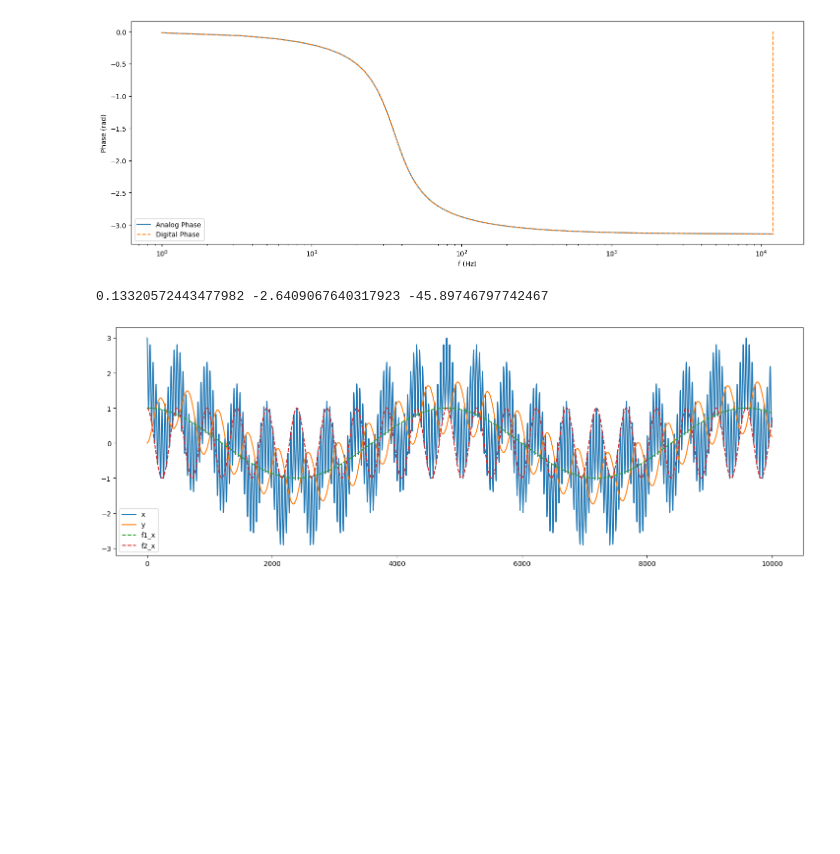
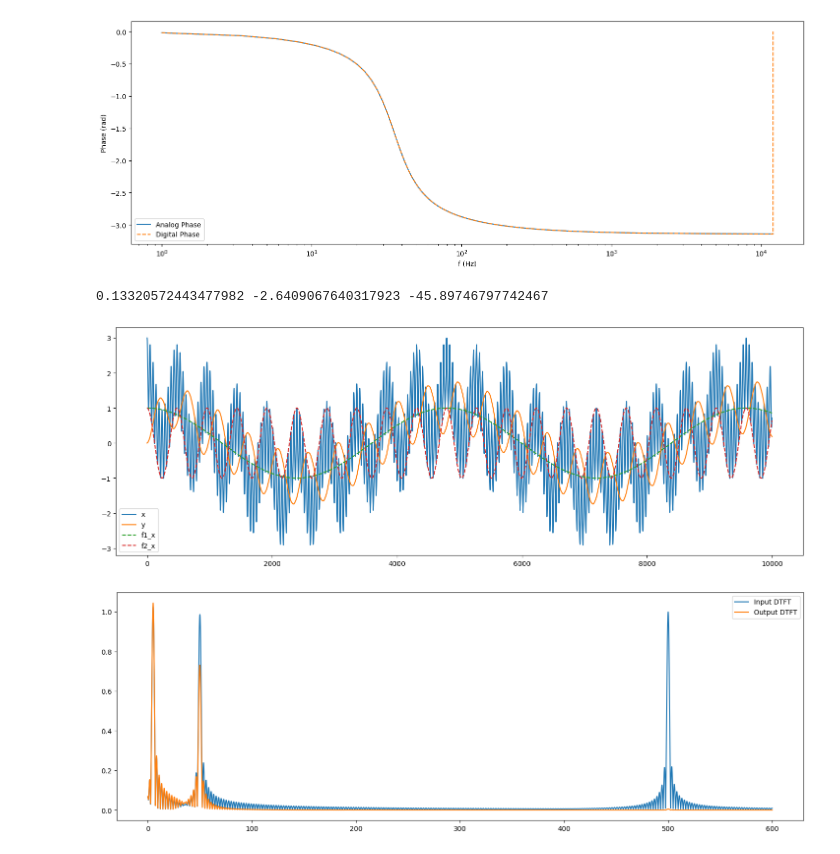
Before and after one commit to julyfun/dsp-lab3, a Jupyter notebook: t3.ipynb, the cells around one changed output. Saved outputs shown, nothing was run; the diff lists cells and outputs as text; code cells hidden in the pictures; blank space fills up the shorter version.

```diff
--- a/t3.ipynb
+++ b/t3.ipynb
@@ -191,36 +191,56 @@ print(cut_off_frequency)
 [figure]
 [figure]
 # %%
-# [t3.d]
+# [3.d]
 # 模拟角频率转数字角频率
 f1, f2, f3 = 5, 50, 500
 def attenuate(f):
     return db(hz_w(2 * np.pi * f, 2 * np.pi * f_s, bz, az))
 
 print(attenuate(f1), attenuate(f2), attenuate(f3))
 
 def x(n):
     return np.cos(2 * np.pi * f1 * n / f_s) + np.cos(2 * np.pi * f2 * n / f_s) + np.cos(2 * np.pi * f3 * n / f_s)
 
 def f1_x(n):
     return np.cos(2 * np.pi * f1 * n / f_s)
 
 def f2_x(n):
     return np.cos(2 * np.pi * f2 * n / f_s)
 
 # 原来 T = 1 / fs。在数字输入中，T = 1，故角频率放缓 fs 倍
 ns = np.arange(10000)
 xs = x(ns)
 ys = filter(bz, az, xs, len(ns))[1]
 f1_xs = f1_x(ns)
 f2_xs = f2_x(ns)
 fig = plt.figure(figsize=(18, 6))
 plt.plot(ns, xs, label='x')
 plt.plot(ns, ys, label='y')
 plt.plot(ns, f1_xs, '--', label='f1_x')
 plt.plot(ns, f2_xs, '--', label='f2_x')
 plt.legend()
 fig.show()
+
+fig = plt.figure(figsize=(18, 6))
+
+def dtft(ns, xs, ws=np.linspace(-np.pi, np.pi, SAMPLE_N)):
+    cap_xs = np.zeros(len(ws), dtype=complex)
+    for i in range(len(ws)):
+        cap_xs[i] = np.sum(xs * np.exp(-1j * ws[i] * ns))
+    return ws, cap_xs
+
+_, input_dtft = dtft(ns, xs, np.linspace(0, 600 / f_s * 2 * np.pi, SAMPLE_N))
+ws, output_dtft = dtft(ns, ys, np.linspace(0, 600 / f_s * 2 * np.pi, SAMPLE_N))
+input_dtft = input_dtft / len(ns) * 2
+output_dtft = output_dtft / len(ns) * 2
+ws *= f_s / 2 / np.pi
+
+plt.plot(ws, np.abs(input_dtft) , label='Input DTFT')
+plt.plot(ws, np.abs(output_dtft), label='Output DTFT')
+plt.legend()
+fig.show()
 # %% [output]
 0.13320572443477982 -2.6409067640317923 -45.89746797742467
 [figure]
+[figure, added]
```
Also changed, not shown: parts of 1 cell of this notebook, 6 other files.
